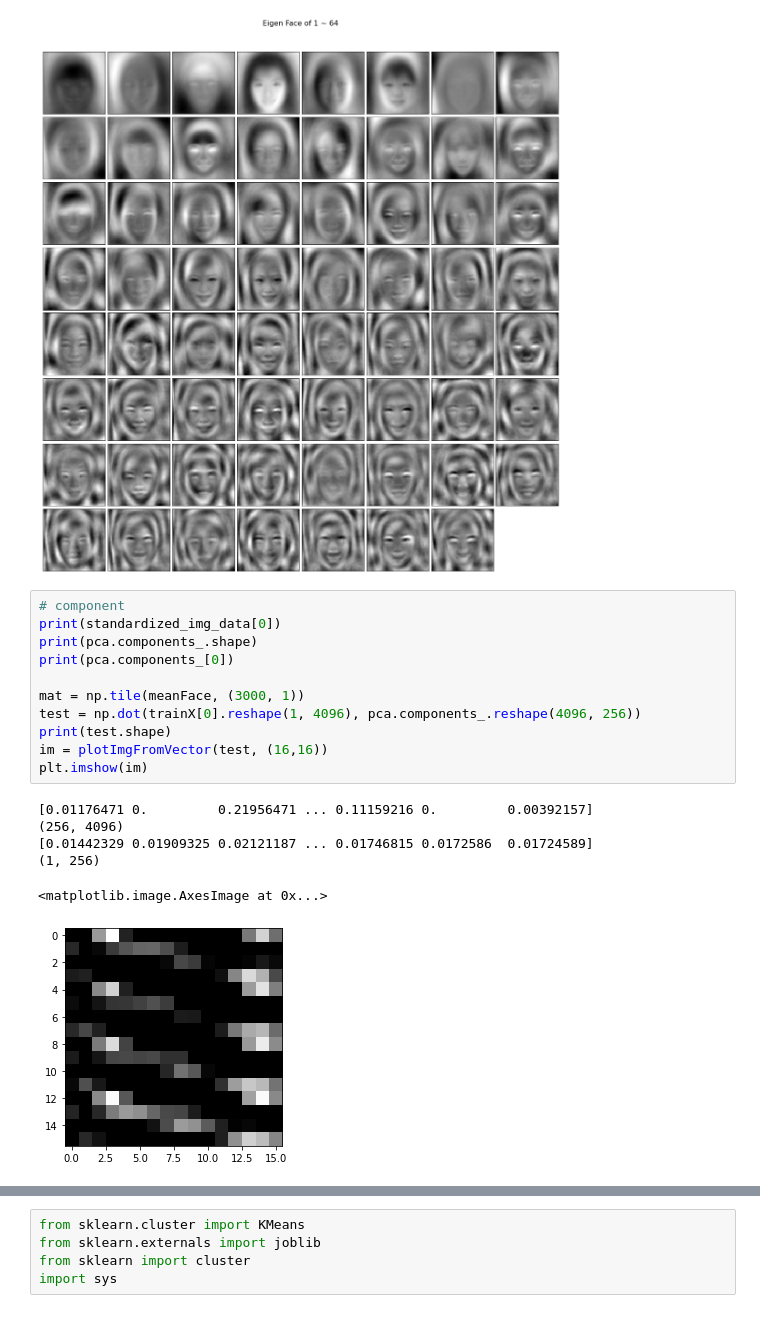
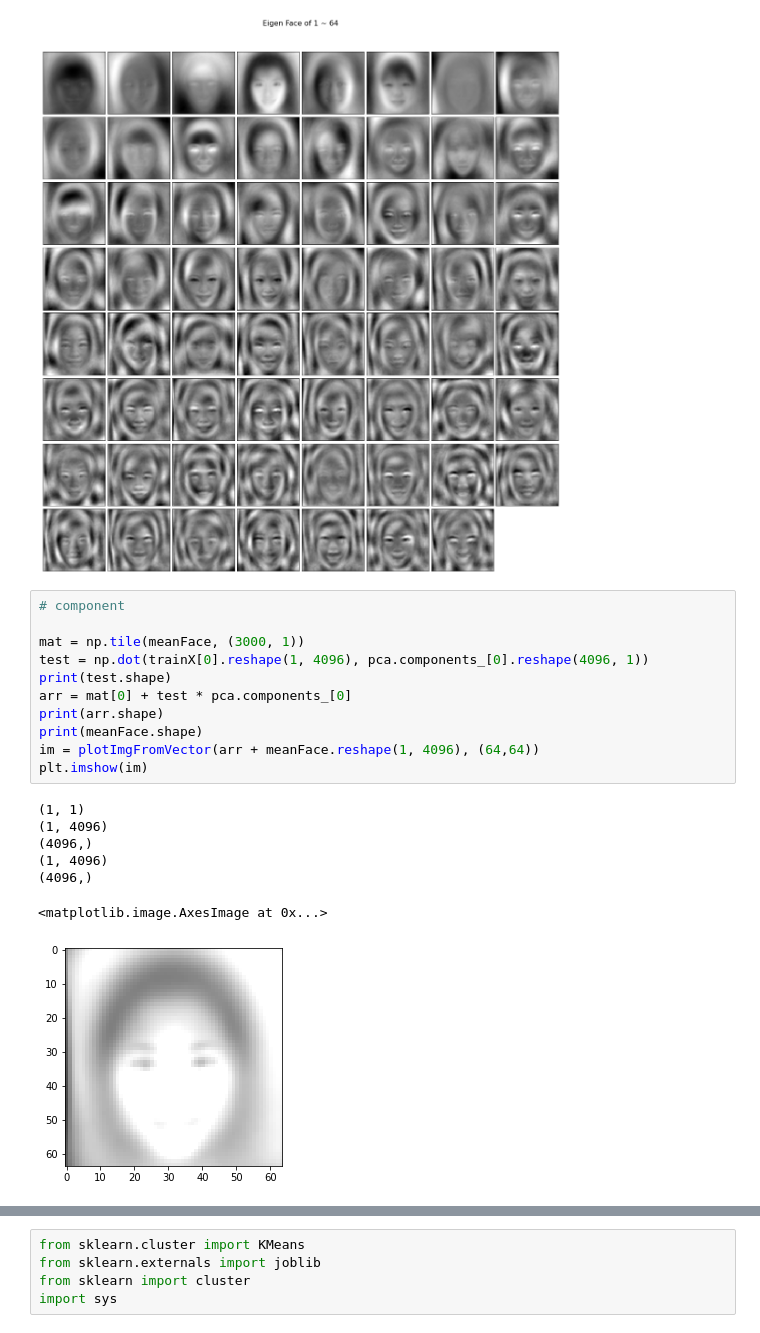
Before and after one commit to 104corp/Face-Recognition, a Jupyter notebook: Colab_NoteBooks/SVM.ipynb, the cells around one changed output, grey strips where cells are left out. Drawn from its saved outputs; the diff is of its cells as text.

Commit message:
pca 重構 face

```diff
--- a/Colab_NoteBooks/SVM.ipynb
+++ b/Colab_NoteBooks/SVM.ipynb
@@ -160,19 +160,20 @@ component size (256, 4096)
 [figure]
 # %%
 # component
-print(standardized_img_data[0])
-print(pca.components_.shape)
-print(pca.components_[0])
 
 mat = np.tile(meanFace, (3000, 1))
-test = np.dot(trainX[0].reshape(1, 4096), pca.components_.reshape(4096, 256))
+test = np.dot(trainX[0].reshape(1, 4096), pca.components_[0].reshape(4096, 1))
 print(test.shape)
-im = plotImgFromVector(test, (16,16))
+arr = mat[0] + test * pca.components_[0]
+print(arr.shape)
+print(meanFace.shape)
+im = plotImgFromVector(arr + meanFace.reshape(1, 4096), (64,64))
 plt.imshow(im)
 # %% [output]
-[0.01176471 0.         0.21956471 ... 0.11159216 0.         0.00392157]
-(256, 4096)
-[0.01442329 0.01909325 0.02121187 ... 0.01746815 0.0172586  0.01724589]
-(1, 256)
+(1, 1)
+(1, 4096)
+(4096,)
+(1, 4096)
+(4096,)
 <matplotlib.image.AxesImage at 0x...>
-[figure, old version]
+[figure, new version]
```
Also changed, not shown: parts of 3 cells of this notebook.
